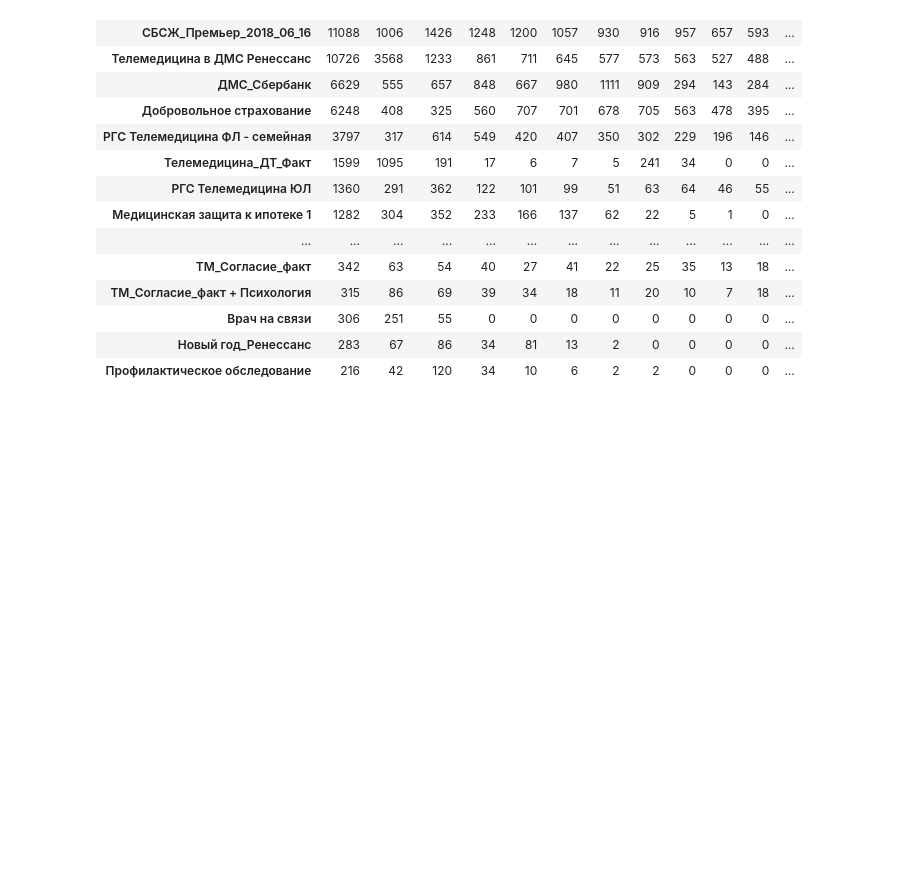
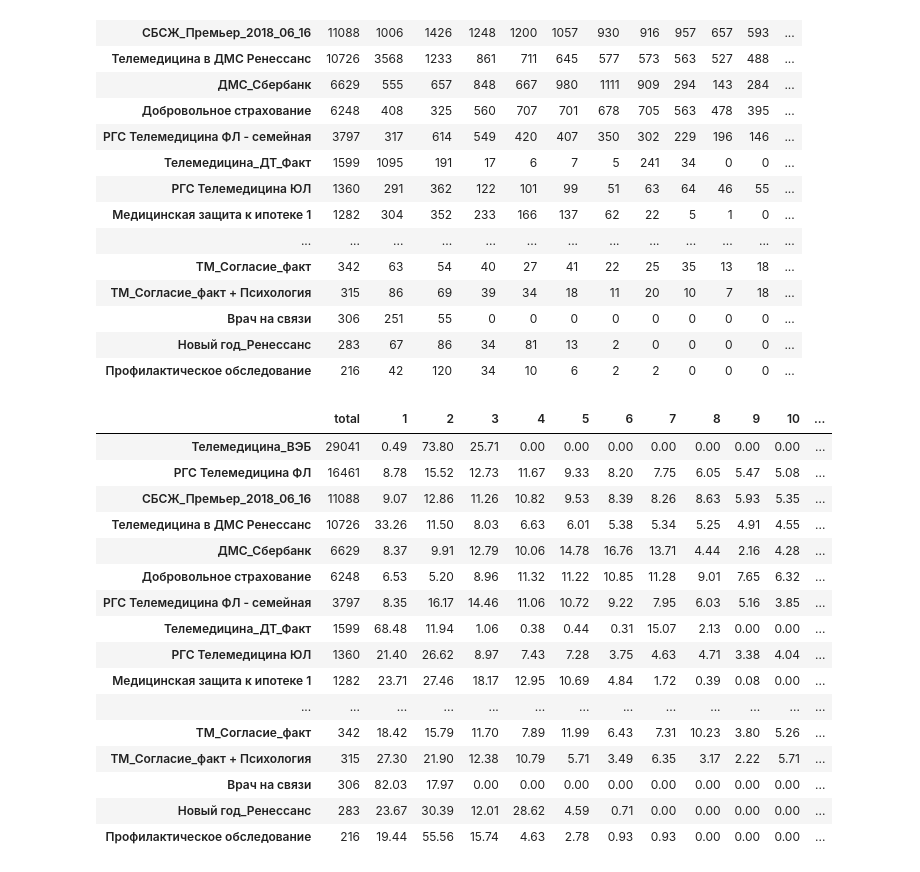
Before and after one commit to YAKOROLEVAZAMKA/test, a Jupyter notebook: app-cohort.ipynb, the cells around one changed output. Drawn from its saved outputs; the diff is of its cells as text; code cells hidden in the pictures; blank space fills up the shorter version.

Commit message:
added report_percent

```diff
--- a/app-cohort.ipynb
+++ b/app-cohort.ipynb
@@ -213,3 +213,28 @@ report.sort_values('total', ascending=False).head(25)
 | Врач на связи | 306 | 251 | 55 | 0 | 0 | 0 | 0 | 0 | 0 | 0 | 0 | ... |
 | Новый год_Ренессанс | 283 | 67 | 86 | 34 | 81 | 13 | 2 | 0 | 0 | 0 | 0 | ... |
 | Профилактическое обследование | 216 | 42 | 120 | 34 | 10 | 6 | 2 | 2 | 0 | 0 | 0 | ... |
+# %%
+report_percent = report.copy()
+# %%
+for i in range(1, 13):
+    report_percent[i] = round(report_percent[i] / report_percent['total'] * 100, 2)
+# %%
+report_percent.sort_values('total', ascending=False).head(25)
+# %% [output]
+|  | total | 1 | 2 | 3 | 4 | 5 | 6 | 7 | 8 | 9 | 10 | ... |
+| Телемедицина_ВЭБ | 29041 | 0.49 | 73.80 | 25.71 | 0.00 | 0.00 | 0.00 | 0.00 | 0.00 | 0.00 | 0.00 | ... |
+| РГС Телемедицина ФЛ | 16461 | 8.78 | 15.52 | 12.73 | 11.67 | 9.33 | 8.20 | 7.75 | 6.05 | 5.47 | 5.08 | ... |
+| СБСЖ_Премьер_2018_06_16 | 11088 | 9.07 | 12.86 | 11.26 | 10.82 | 9.53 | 8.39 | 8.26 | 8.63 | 5.93 | 5.35 | ... |
+| Телемедицина в ДМС Ренессанс | 10726 | 33.26 | 11.50 | 8.03 | 6.63 | 6.01 | 5.38 | 5.34 | 5.25 | 4.91 | 4.55 | ... |
+| ДМС_Сбербанк | 6629 | 8.37 | 9.91 | 12.79 | 10.06 | 14.78 | 16.76 | 13.71 | 4.44 | 2.16 | 4.28 | ... |
+| Добровольное страхование | 6248 | 6.53 | 5.20 | 8.96 | 11.32 | 11.22 | 10.85 | 11.28 | 9.01 | 7.65 | 6.32 | ... |
+| РГС Телемедицина ФЛ - семейная | 3797 | 8.35 | 16.17 | 14.46 | 11.06 | 10.72 | 9.22 | 7.95 | 6.03 | 5.16 | 3.85 | ... |
+| Телемедицина_ДТ_Факт | 1599 | 68.48 | 11.94 | 1.06 | 0.38 | 0.44 | 0.31 | 15.07 | 2.13 | 0.00 | 0.00 | ... |
+| РГС Телемедицина ЮЛ | 1360 | 21.40 | 26.62 | 8.97 | 7.43 | 7.28 | 3.75 | 4.63 | 4.71 | 3.38 | 4.04 | ... |
+| Медицинская защита к ипотеке 1 | 1282 | 23.71 | 27.46 | 18.17 | 12.95 | 10.69 | 4.84 | 1.72 | 0.39 | 0.08 | 0.00 | ... |
+| ... | ... | ... | ... | ... | ... | ... | ... | ... | ... | ... | ... | ... |
+| ТМ_Согласие_факт | 342 | 18.42 | 15.79 | 11.70 | 7.89 | 11.99 | 6.43 | 7.31 | 10.23 | 3.80 | 5.26 | ... |
+| ТМ_Согласие_факт + Психология | 315 | 27.30 | 21.90 | 12.38 | 10.79 | 5.71 | 3.49 | 6.35 | 3.17 | 2.22 | 5.71 | ... |
+| Врач на связи | 306 | 82.03 | 17.97 | 0.00 | 0.00 | 0.00 | 0.00 | 0.00 | 0.00 | 0.00 | 0.00 | ... |
+| Новый год_Ренессанс | 283 | 23.67 | 30.39 | 12.01 | 28.62 | 4.59 | 0.71 | 0.00 | 0.00 | 0.00 | 0.00 | ... |
+| Профилактическое обследование | 216 | 19.44 | 55.56 | 15.74 | 4.63 | 2.78 | 0.93 | 0.93 | 0.00 | 0.00 | 0.00 | ... |
```
